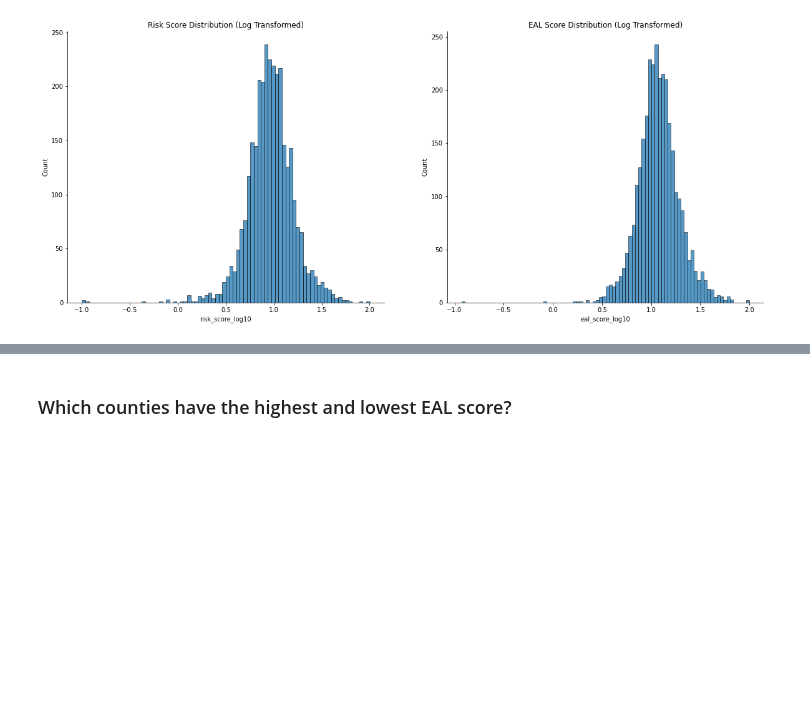
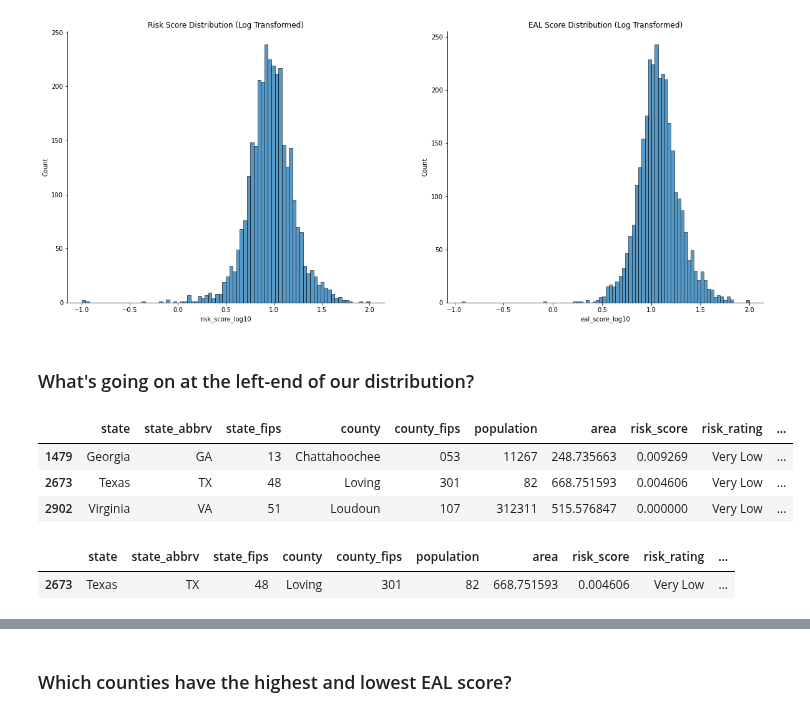
Before and after one commit to tyler-le/Natural-Disaster-Analysis, a Jupyter notebook: EDACheckpointGroup013-Wi22.ipynb, the cells around one changed output, grey strips where cells are left out. Cells and saved outputs as stored; diff of their text form; code cells hidden in the pictures; blank space fills up the shorter version.

```diff
--- a/EDACheckpointGroup013-Wi22.ipynb
+++ b/EDACheckpointGroup013-Wi22.ipynb
@@ -101,3 +124,17 @@ sns.despine()
 plt.show()
 # %% [output]
 [figure]
+# %% [markdown]
+### What's going on at the left-end of our distribution?
+# %%
+df_nri[df_nri['risk_score_log10'] < -.5]
+# %% [output]
+|  | state | state_abbrv | state_fips | county | county_fips | population | area | risk_score | risk_rating | ... |
+| 1479 | Georgia | GA | 13 | Chattahoochee | 053 | 11267 | 248.735663 | 0.009269 | Very Low | ... |
+| 2673 | Texas | TX | 48 | Loving | 301 | 82 | 668.751593 | 0.004606 | Very Low | ... |
+| 2902 | Virginia | VA | 51 | Loudoun | 107 | 312311 | 515.576847 | 0.000000 | Very Low | ... |
+# %%
+df_nri[df_nri['eal_score_log10'] < -.5]
+# %% [output]
+|  | state | state_abbrv | state_fips | county | county_fips | population | area | risk_score | risk_rating | ... |
+| 2673 | Texas | TX | 48 | Loving | 301 | 82 | 668.751593 | 0.004606 | Very Low | ... |
```
Also changed, not shown: parts of 26 cells of this notebook, 1 other file.
